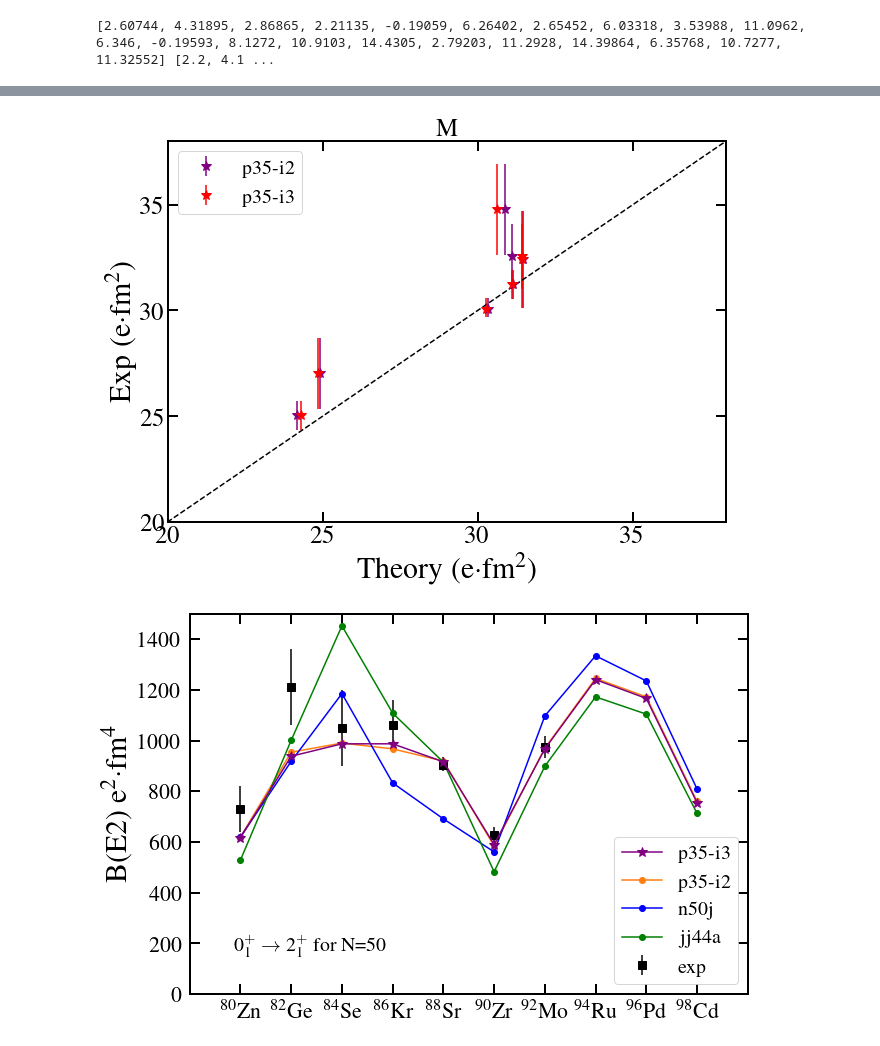
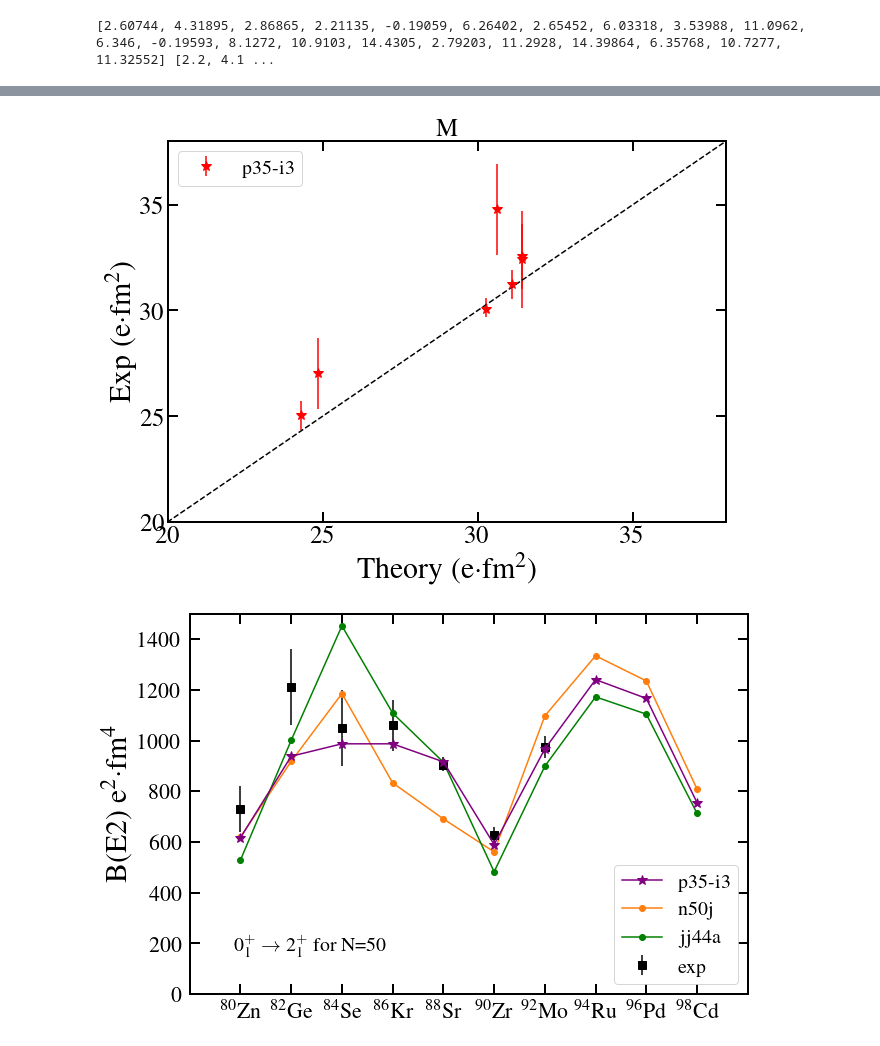
Before and after one commit to JordanPurcell/Research, a Jupyter notebook: plots/EM_properties.ipynb, the cells around one changed output, grey strips where cells are left out. Drawn from its saved outputs; the diff is of its cells as text; code cells hidden in the pictures.

```diff
--- a/plots/EM_properties.ipynb
+++ b/plots/EM_properties.ipynb
@@ -72,7 +72,7 @@ x = np.linspace(-65, 38)
 # %%
 # This cell is concerned only with extracting B(E2, 0 -> 2) for even-even nuclei
 # Get the list of all files and directories
-path = "E://rsh-nushellx//n50deo/jw"
+path = "C://rsh-nushellx//n50deo/jw"
 dir_list = os.listdir(path)
 #print("Files and directories in '", path, "' :")
 # prints all files
@@ -93,7 +93,7 @@ for filename in os.listdir(path):
 #print(BE2_JW)
 # %%
 # Get the list of all files and directories
-path = "E://rsh-nushellx//n50deo/jj44a"
+path = "C://rsh-nushellx//n50deo/jj44a"
 dir_list = os.listdir(path)
 #print("Files and directories in '", path, "' :")
 # prints all files
@@ -115,9 +115,9 @@ for filename in os.listdir(path):
 # %%
 # Get the list of all files and directories
 num_nuclei = 21
-main_path = "E://rsh-nushellx//n50deo"
+main_path = "C://rsh-nushellx//n50deo"
 main_list = os.listdir(main_path)                               # List of all interaction sub-directories in main deo file
-del main_list[0], main_list[2]                                  # Removes path to directories without desired data (change for your particular main directory)
+del main_list[0], main_list[2], main_list[4]                                  # Removes path to directories without desired data (change for your particular main directory)
 
 # Collection of all ground state dipole and quadrupole moments for all nuclei in all interaction calculations
 # The first index gives the interaction
@@ -635,9 +650,9 @@ plt.show()
 # %%
 plt.figure(figsize=(10,7))
 plt.plot(x, x, 'k--')
-plt.errorbar(Q_i2_free, Qexp, yerr=Q_err, fmt='o', mfc='orange', mec='orange', ecolor='orange', label='Q (p35-i2)')
+#plt.errorbar(Q_i2_free, Qexp, yerr=Q_err, fmt='o', mfc='orange', mec='orange', ecolor='orange', label='Q (p35-i2)')
 plt.errorbar(Q_i3_free, Qexp, yerr=Q_err, fmt='o', mfc='blue', mec='blue', ecolor='blue', label='Q (p35-i3)')
-plt.errorbar(M_free_i2, M_exp, yerr=(M_err_bot, M_err_top), fmt='*', mfc='red', mec='red', ecolor='purple', ms=10, label=r'M (p35-i2)')
+#plt.errorbar(M_free_i2, M_exp, yerr=(M_err_bot, M_err_top), fmt='*', mfc='red', mec='red', ecolor='purple', ms=10, label=r'M (p35-i2)')
 plt.errorbar(M_free_i3, M_exp, yerr=(M_err_bot, M_err_top), fmt='*', mfc='purple', mec='purple', ecolor='purple', ms=10, label=r'M (p35-i3)')
 plt.vlines(0, -65, 38, colors='k')
 plt.hlines(0, -65, 38, colors='k')
@@ -648,13 +663,14 @@ plt.ylabel(r'Exp (e$ \cdot $fm$^2$)', fontsize=30)
 plt.tick_params(which="major", direction="in", right=True, top=True, length=10, width=2, labelsize=25)
 plt.tick_params(which="minor", direction="in", right=True, top=True, length=5, width=1, labelsize=25)
 plt.text(5, -15, f'RMSE (p35-i3)', fontsize = 22)
-plt.text(10, -25, f'= {math.sqrt((np.linalg.norm(Qexp -Q_i3_free)+ np.linalg.norm(M_exp -M_free_i3))/(Qexp.size+M_exp.size)):.3f} $e \cdot $fm$^2$', fontsize = 22)
+#plt.text(10, -25, f'= {math.sqrt((np.linalg.norm(Qexp -Q_i3_free)+ np.linalg.norm(M_exp -M_free_i3))/(Qexp.size+M_exp.size)):.3f} $e \cdot $fm$^2$', fontsize = 22)
+plt.text(10, -25, f'= {math.sqrt((np.sum(Qexp -Q_i3_free)**2+ np.linalg.norm(M_exp -M_free_i3)**2)/(Qexp.size+M_exp.size)):.3f} $e \cdot $fm$^2$', fontsize = 22)
 plt.text(10, -55, r'e$_{\mathrm{p}} = 1.0$', fontsize = 22)
 plt.legend(fontsize=20)
 plt.show()
 
 plt.figure(figsize=(10,7))
-plt.errorbar(M_i2, M_exp, yerr=(M_err_bot, M_err_top), fmt='*', mfc='purple', mec='purple', ecolor='purple', ms=10, label='p35-i2')
+#plt.errorbar(M_i2, M_exp, yerr=(M_err_bot, M_err_top), fmt='*', mfc='purple', mec='purple', ecolor='purple', ms=10, label='p35-i2')
 plt.errorbar(M_i3, M_exp, yerr=(M_err_bot, M_err_top), fmt='*', mfc='red', mec='red', ecolor='red', ms=10, label='p35-i3')
 plt.plot(x, x, 'k--')
 plt.xlim(20, 38)
@@ -671,8 +687,8 @@ fig4 = plt.figure(figsize=(10,7))
 ax4 = fig4.add_subplot()
 plt.errorbar(A_even[:7], BE2_exp, yerr=(BE2_err_bot, BE2_err_top), fmt='s', mfc='black', mec='black', ecolor='black', ms=8, label='exp')
 plt.plot(A_even, BE2_th1, 'ko-', label='p35-i3', color="purple", marker="*", markersize=10, zorder=3)
-plt.plot(A_even, BE2_th2, '-o', label='p35-i2')
-plt.plot(A_even, BE2_JW, 'bo-', label='n50j')
+#plt.plot(A_even, BE2_th2, '-o', label='p35-i2')
+plt.plot(A_even, BE2_JW, '-o', label='n50j')
 plt.plot(A_even, BE2_jj44a, 'go-', label='jj44a')
 plt.xlim(78, 100)
 plt.ylim(0, 1500)
@@ -691,2 +707,2 @@ plt.show()
-[figure, old version]
+[figure, new version]
-[figure, old version]
+[figure, new version]
```
Also changed, not shown: parts of 11 cells of this notebook, 10 other files.
